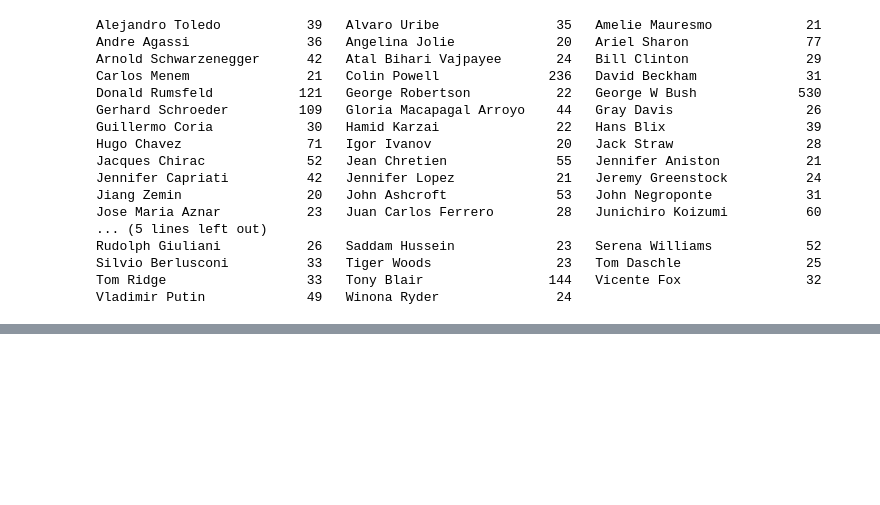
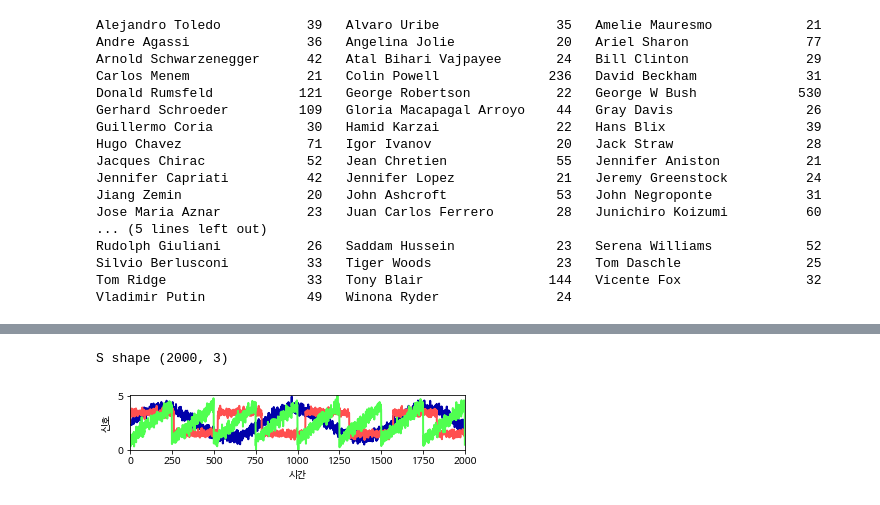
Before and after one commit to DannyKang/introduction_to_ml_with_python, a Jupyter notebook: 03-test.ipynb, the cells around one changed output, grey strips where cells are left out. Drawn from its saved outputs; the diff is of its cells as text; code cells hidden in the pictures; blank space fills up the shorter version.

```diff
--- a/03-test.ipynb
+++ b/03-test.ipynb
@@ -573,0 +699,46 @@ LFW faces dataset
+# %%
+import numpy as np
+import pandas as pd
+import os
+from scipy import signal
+from sklearn.datasets import load_boston
+from sklearn.preprocessing import MinMaxScaler, PolynomialFeatures
+
+
+
+
+
+
+def make_signals():
+    # fix a random state seed
+    rng = np.random.RandomState(42)
+    n_samples = 2000
+    time = np.linspace(0, 8, n_samples)
+    # create three signals
+    s1 = np.sin(2 * time)  # Signal 1 : sinusoidal signal
+    s2 = np.sign(np.sin(3 * time))  # Signal 2 : square signal
+    s3 = signal.sawtooth(2 * np.pi * time)  # Signal 3: saw tooth signal
+
+    # concatenate the signals, add noise
+    S = np.c_[s1, s2, s3]
+    S += 0.2 * rng.normal(size=S.shape)
+
+    S /= S.std(axis=0)  # Standardize data
+    S -= S.min()
+    return S
+
+#S = mglearn.datasets.make_signals()
+
+S = make_signals()
+
+
+plt.figure(figsize=(6, 1))
+plt.plot(S, '-')
+plt.xlabel("시간")
+plt.ylabel("신호")
+plt.margins(0)
+
+print("S shape {}".format(S.shape))
+# %% [output]
+S shape (2000, 3)
+[figure, added]
```
Also changed, not shown: parts of 13 cells of this notebook, 1 other file.
